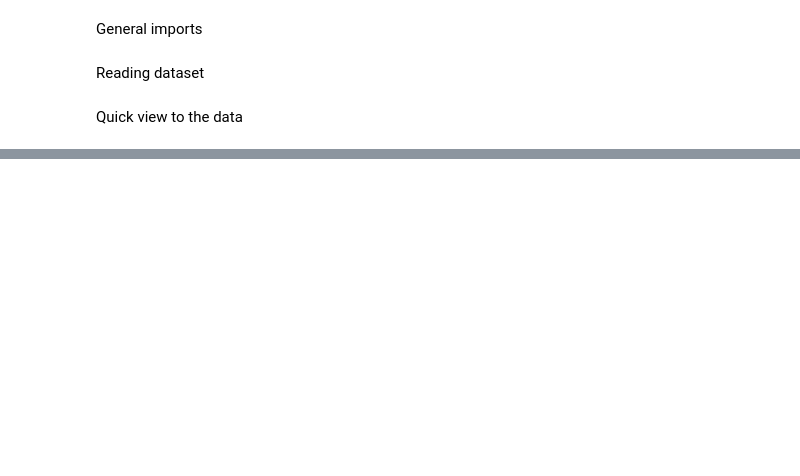
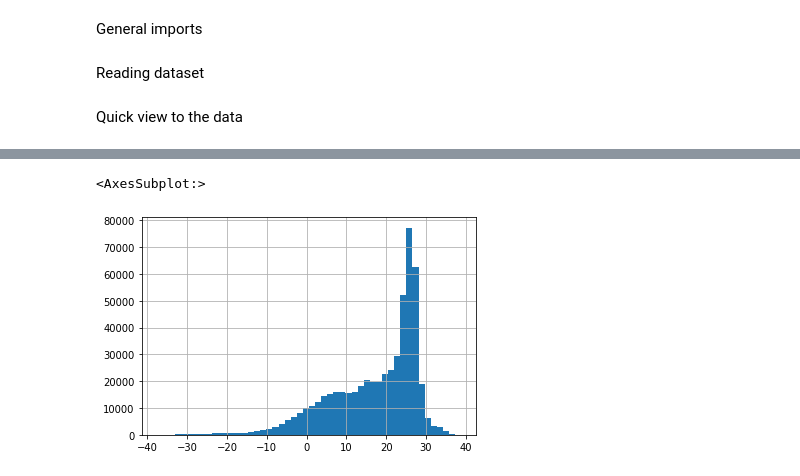
Before and after one commit to jurhs2000/data-science-lab2, a Jupyter notebook: lab2.ipynb, the cells around one changed output, grey strips where cells are left out. Saved outputs shown, nothing was run; the diff lists cells and outputs as text; code cells hidden in the pictures; blank space fills up the shorter version.

```diff
--- a/lab2.ipynb
+++ b/lab2.ipynb
@@ -19,0 +57,7 @@ data.head()
+# %%
+#2a.
+
+df['AverageTemperature'].hist(bins=50)
+# %% [output]
+<AxesSubplot:>
+[figure, added]
```
Also changed, not shown: parts of 8 cells of this notebook, 1 other file.
